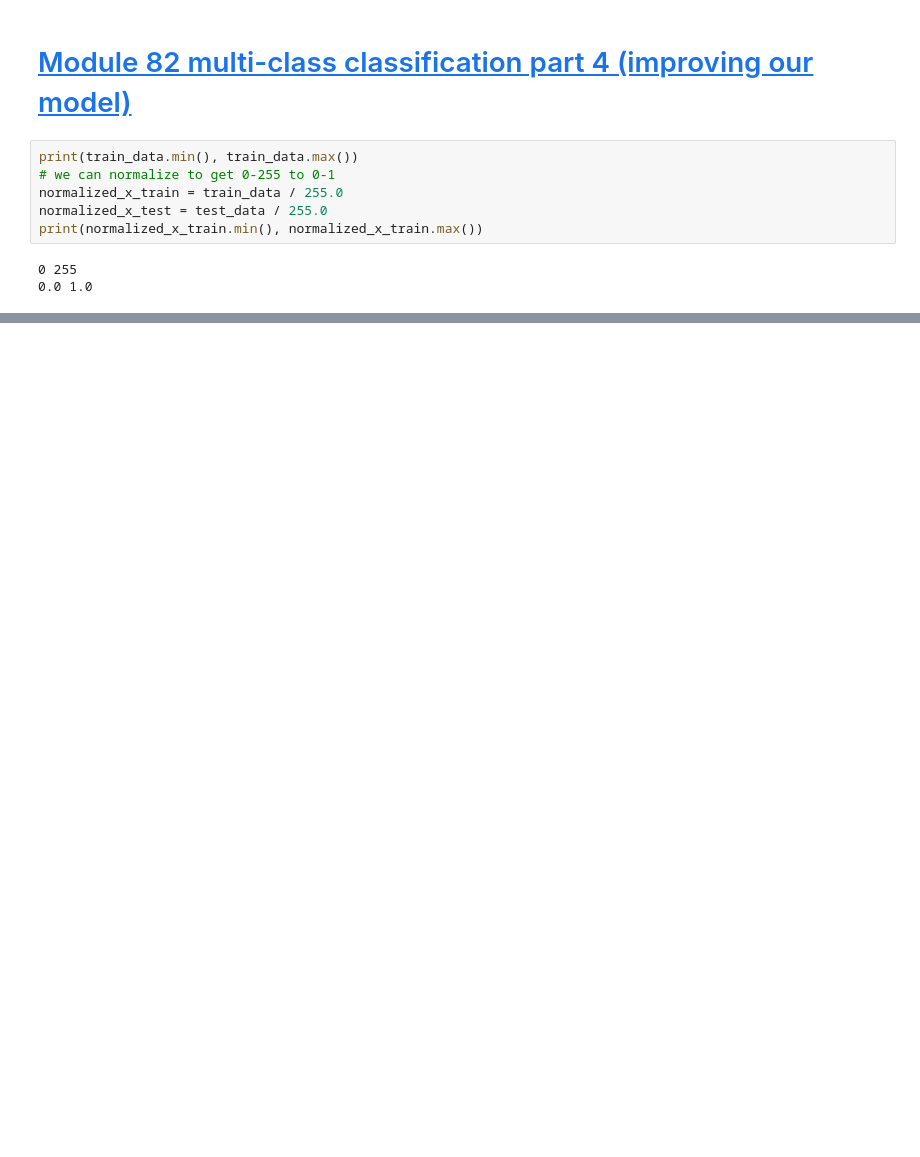
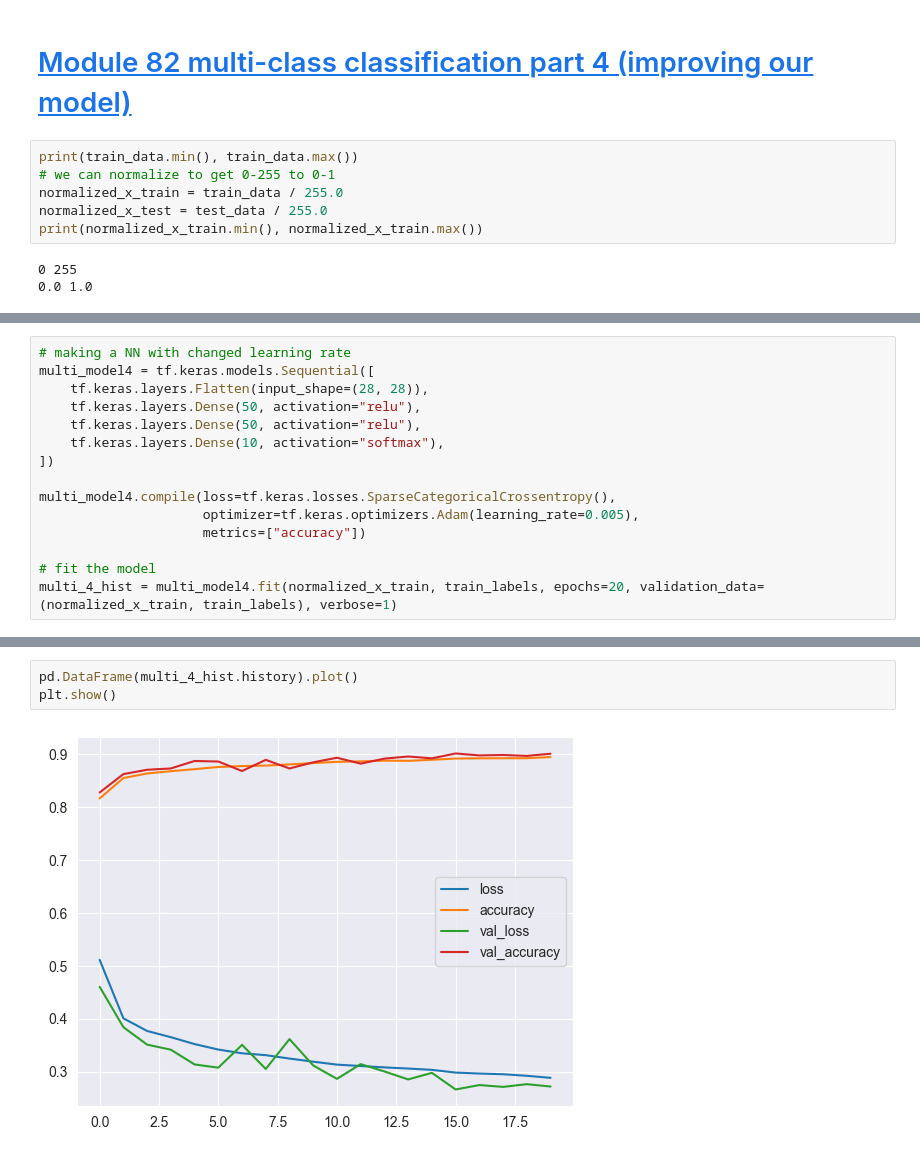
Before and after one commit to nripstein/Tensorflow-Tutorial, a Jupyter notebook: multi-class-classification.ipynb, the cells around one changed output, grey strips where cells are left out. Drawn from its saved outputs; the diff is of its cells as text; blank space fills up the shorter version.

```diff
--- a/multi-class-classification.ipynb
+++ b/multi-class-classification.ipynb
@@ -186,0 +241,15 @@ Epoch 10/10
+# %%
+# making a NN with changed learning rate
+multi_model4 = tf.keras.models.Sequential([
+    tf.keras.layers.Flatten(input_shape=(28, 28)),
+    tf.keras.layers.Dense(50, activation="relu"),
+    tf.keras.layers.Dense(50, activation="relu"),
+    tf.keras.layers.Dense(10, activation="softmax"),
+])
+
+multi_model4.compile(loss=tf.keras.losses.SparseCategoricalCrossentropy(),
+                     optimizer=tf.keras.optimizers.Adam(learning_rate=0.005),
+                     metrics=["accuracy"])
+
+# fit the model
+multi_4_hist = multi_model4.fit(normalized_x_train, train_labels, epochs=20, validation_data=(normalized_x_train, train_labels), verbose=1)
@@ -186,0 +274,5 @@ Epoch 10/10
+# %%
+pd.DataFrame(multi_4_hist.history).plot()
+plt.show()
+# %% [output]
+[figure, added]
```
Also changed, not shown: parts of 16 cells of this notebook, 1 other file.
